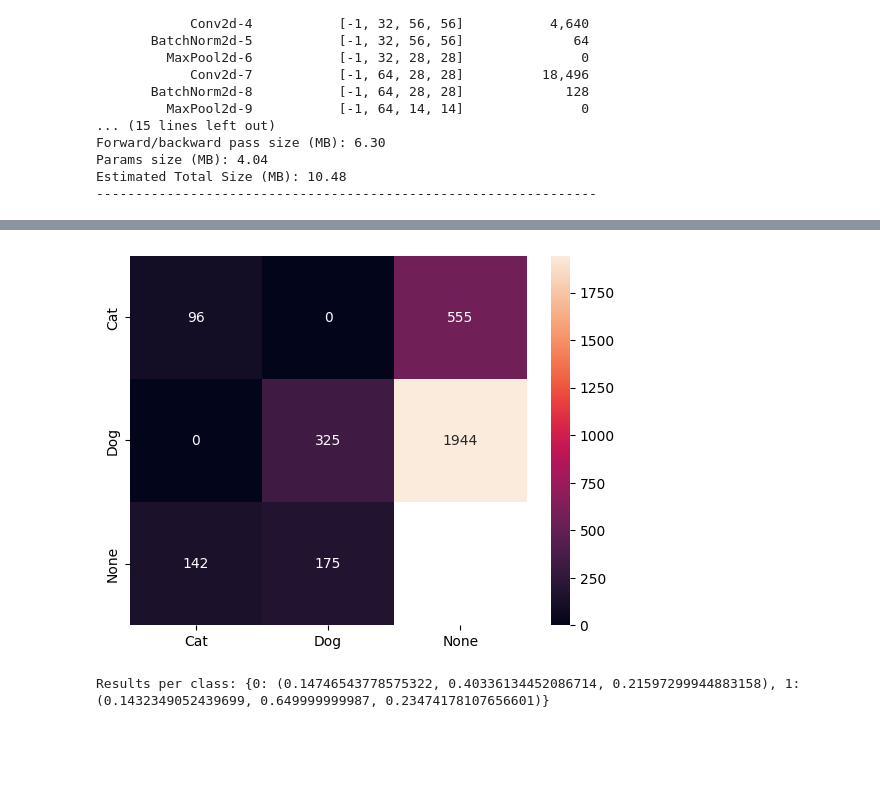
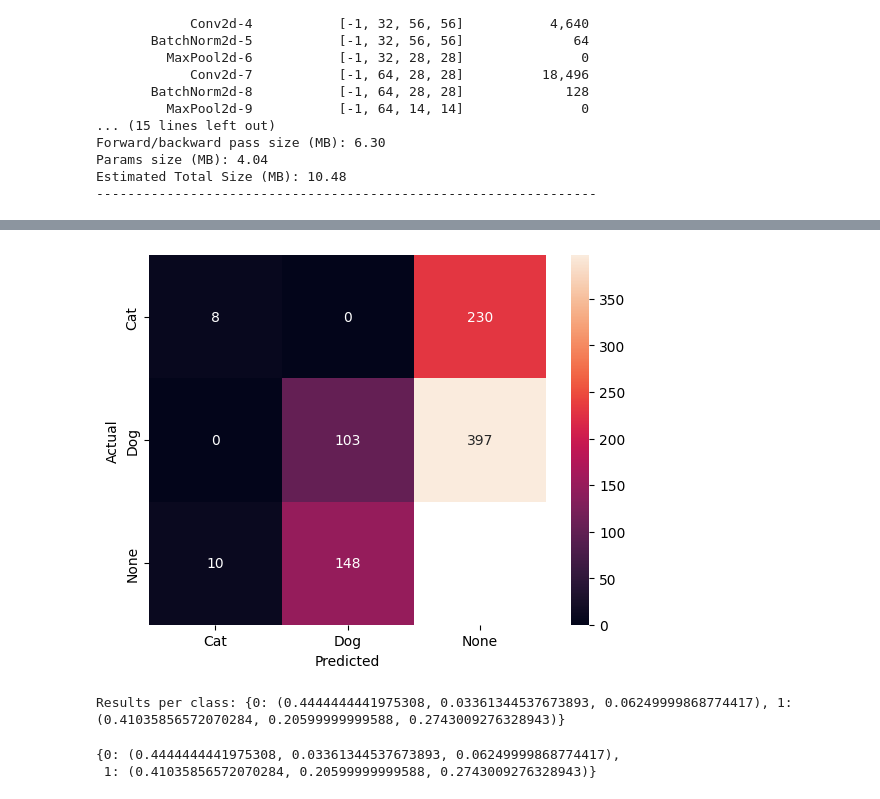
Before and after one commit to Marilia1712/Assignment-4, a Jupyter notebook: assingment4.ipynb, the cells around one changed output, grey strips where cells are left out. Drawn from its saved outputs; the diff is of its cells as text; code cells hidden in the pictures; blank space fills up the shorter version.

```diff
--- a/assingment4.ipynb
+++ b/assingment4.ipynb
@@ -279,28 +275,28 @@ class YOLOLoss(nn.Module):
         #Create the yololoss with 5 terms. take difference x_c and y_c
         pred_center = pred[mask_yes, 0:2]
         target_center = target[mask_yes, 0:2]
-        coordinate_loss = torch.nn.functional.mse_loss(pred_center, target_center)
+        coordinate_loss = torch.nn.functional.mse_loss(pred_center, target_center, reduction='sum')
 
         # size loss
         # we use clamp because torch.sqrt could produce nan if predictions are negativre
         pred_wh = torch.sqrt(torch.clamp(pred[mask_yes, 2:4], min=1e-6))
         target_wh = torch.sqrt(torch.clamp(target[mask_yes, 2:4], min=1e-6))
-        size_loss = torch.nn.functional.mse_loss(pred_wh, target_wh)
+        size_loss = torch.nn.functional.mse_loss(pred_wh, target_wh, reduction='sum')
 
         #confidence loss for cells where there is the target
         pred_conf_yes = pred[mask_yes, 4]
         target_conf_yes = target[mask_yes, 4]
-        confidence_loss_yes = torch.nn.functional.mse_loss(pred_conf_yes, target_conf_yes)
+        confidence_loss_yes = torch.nn.functional.mse_loss(pred_conf_yes, target_conf_yes, reduction='sum')
 
         #confidence loss for cells whete there is no target
         pred_conf_no = pred[mask_no, 4]
         target_conf_no = target[mask_no, 4]
-        confidence_loss_no = torch.nn.functional.mse_loss(pred_conf_no, target_conf_no)
+        confidence_loss_no = torch.nn.functional.mse_loss(pred_conf_no, target_conf_no, reduction='sum')
 
         #loss for the correct class prediction
         pred_class = pred[mask_yes, 5:7]
         target_class = target[mask_yes, 5:7]
-        class_loss = torch.nn.functional.mse_loss(pred_class, target_class)
+        class_loss = torch.nn.functional.mse_loss(pred_class, target_class, reduction='sum')
 
         total_loss = weight_coord * coordinate_loss
         total_loss += weight_size * size_loss
@@ -743,7 +791,7 @@ class TrainDetector(nn.Module):
 # %%
 device = 'cuda' if torch.cuda.is_available() else 'cpu'
 model = ObjectDetector().to(device)
-epochs = 100
+epochs = 40
 loss_function = YOLOLoss()
 learning_rate = 3e-4
 optimizer = torch.optim.Adam(params = model.parameters(), lr = learning_rate)
@@ -776,4 +824,4 @@ Estimated Total Size (MB): 10.48
 ----------------------------------------------------------------
 # %%
 trainer = TrainDetector(model, optimizer, loss_function, device, train_data, val_data, batch_transform=batch_augmenter)
-avg_loss, avg_val_loss = trainer.train(epochs, plot = True)
+avg_loss, avg_val_loss = trainer.train(epochs=epochs, patience=7, plot=True)
@@ -780,10 +832,7 @@ avg_loss, avg_val_loss = trainer.train(epochs, plot = True)
 # %%
-results_base = trainer.evaluate(
-    threshold=0.5,
-    conf_matrix=True,
-    verbose=True,
-    use_nms = False
-)
+trainer.evaluate(threshold=0.5, conf_matrix=True, verbose=True, use_nms=True)
 # %% [output]
-[figure, old version]
+[figure, new version]
-Results per class: {0: (0.14746543778575322, 0.40336134452086714, 0.21597299944883158), 1: (0.1432349052439699, 0.649999999987, 0.23474178107656601)}
+Results per class: {0: (0.4444444441975308, 0.03361344537673893, 0.06249999868774417), 1: (0.41035856572070284, 0.20599999999588, 0.2743009276328943)}
+{0: (0.4444444441975308, 0.03361344537673893, 0.06249999868774417),
+ 1: (0.41035856572070284, 0.20599999999588, 0.2743009276328943)}
```
Also changed, not shown: parts of 9 cells of this notebook.
